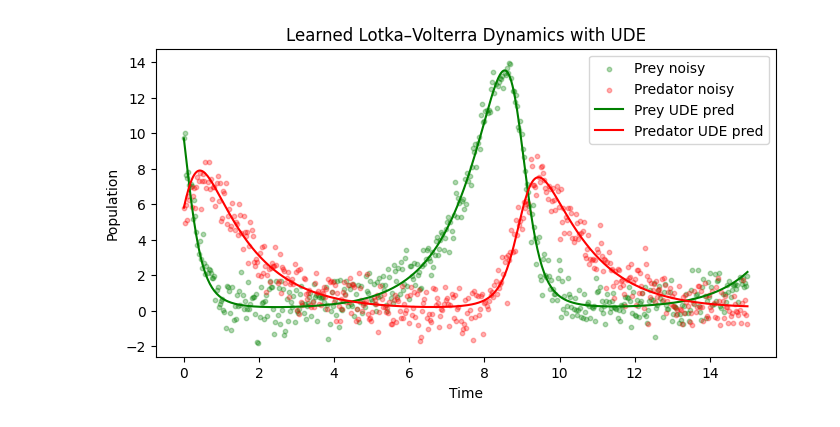
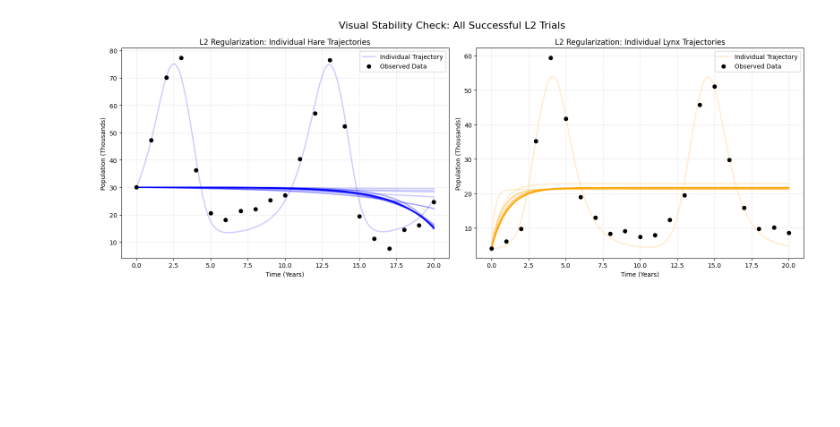
Before and after one commit to justd3an/CS4824-Capstone, a Jupyter notebook: lynx_hare_ude.ipynb, the cells around one changed output. Drawn from its saved outputs; the diff is of its cells as text; code cells hidden in the pictures; blank space fills up the shorter version.

```diff
--- a/lynx_hare_ude.ipynb
+++ b/lynx_hare_ude.ipynb
@@ -226,17 +432,56 @@ plt.show()
-# %%
-sol_final = forward_sim(lv_ude, y0_torch, t_train).detach().numpy()
-prey_final = sol_final[:,0]
-pred_final = sol_final[:,1]
-
-plt.figure(figsize=(8,4))
-plt.scatter(t_eval, prey_noisy, color='green', s=10, alpha=0.3, label='Prey noisy')
-plt.scatter(t_eval, pred_noisy, color='red', s=10, alpha=0.3, label='Predator noisy')
-plt.plot(t_eval, prey_final, 'g-', label='Prey UDE pred')
-plt.plot(t_eval, pred_final, 'r-', label='Predator UDE pred')
-plt.xlabel('Time')
-plt.ylabel('Population')
-plt.title(f'Learned Lotka–Volterra Dynamics with Noise Level = {noise_level}')
-plt.legend()
-plt.show()
-# %% [output]
-[figure, removed]
+# %%
+import matplotlib.pyplot as plt
+import numpy as np
+
+# --- Assumptions ---
+# traj_l2_all: List of successful L2 numpy trajectories (e.g., 30 items)
+# traj_l1_all: List of successful L1 numpy trajectories
+# t_plot_np: The dense time array (0 to 20, ~100 points)
+# t_np: The sparse time array (0 to 20, 21 points)
+# X_data_denorm: The raw observation data
+
+if len(traj_l2_all) > 0:
+    fig, axes = plt.subplots(1, 2, figsize=(16, 6))
+
+    # --- Plotting All L2 Trajectories (Hare) ---
+    for i, traj in enumerate(traj_l2_all):
+        # Hare is column 0
+        axes[0].plot(t_plot_np, traj[:, 0],
+                     color='blue',
+                     alpha=0.2, # Use high transparency to show density
+                     linewidth=2,
+                     label='Individual Trajectory' if i == 0 else None)
+
+    # --- Plotting All L2 Trajectories (Lynx) ---
+    for i, traj in enumerate(traj_l2_all):
+        # Lynx is column 1
+        axes[1].plot(t_plot_np, traj[:, 1],
+                     color='orange',
+                     alpha=0.2, # Use high transparency to show density
+                     linewidth=2,
+                     label='Individual Trajectory' if i == 0 else None)
+
+    # --- Add Data and Labels to Hare Plot (Left) ---
+    axes[0].scatter(t_np, X_data_denorm[:, 0], color='black', label='Observed Data', zorder=5)
+    axes[0].set_title('L2 Regularization: Individual Hare Trajectories')
+    axes[0].set_xlabel('Time (Years)')
+    axes[0].set_ylabel('Population (Thousands)')
+    axes[0].legend()
+    axes[0].grid(True, linestyle=':', alpha=0.6)
+
+    # --- Add Data and Labels to Lynx Plot (Right) ---
+    axes[1].scatter(t_np, X_data_denorm[:, 1], color='black', label='Observed Data', zorder=5)
+    axes[1].set_title('L2 Regularization: Individual Lynx Trajectories')
+    axes[1].set_xlabel('Time (Years)')
+    axes[1].set_ylabel('Population (Thousands)')
+    axes[1].legend()
+    axes[1].grid(True, linestyle=':', alpha=0.6)
+
+    fig.suptitle('Visual Stability Check: All Successful L2 Trials', fontsize=16)
+    plt.tight_layout()
+    plt.show()
+
+else:
+    print("No successful L2 trajectories found in traj_l2_all to plot.")
+# %% [output]
+[figure, added]
```
Also changed, not shown: parts of 28 cells of this notebook.
